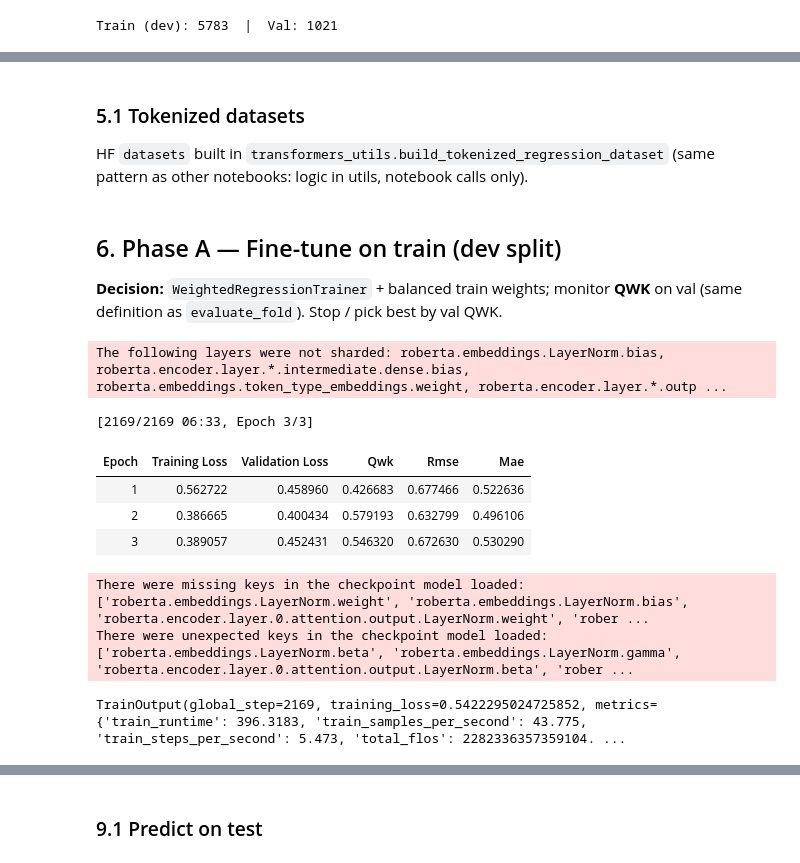
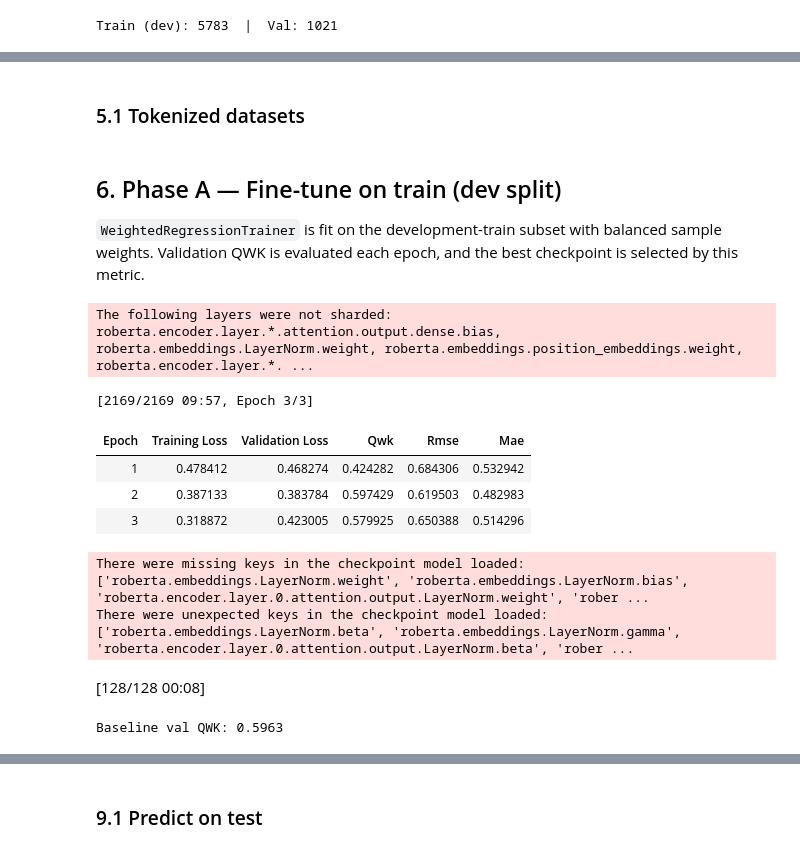
Before and after one commit to Noa-Gilad/Vocabulary-Level-Prediction, a Jupyter notebook: BERT_comparison.ipynb, the cells around one changed output, grey strips where cells are left out. Drawn from its saved outputs; the diff is of its cells as text; code cells hidden in the pictures.

```diff
--- a/BERT_comparison.ipynb
+++ b/BERT_comparison.ipynb
@@ -136,6 +133,6 @@ Loading from `roberta-base`: **MLM head** weights (`lm_head.*`) are unused for s
 # %%
 MODEL_NAME = "roberta-base"
-MAX_LENGTH = 256
+MAX_LENGTH = 512
 
 tokenizer = AutoTokenizer.from_pretrained(MODEL_NAME)
 
@@ -153,7 +143,5 @@ Device: cuda
-# %% [markdown]
-### 5.1 Tokenized datasets
-
-HF ``datasets`` built in ``transformers_utils.build_tokenized_regression_dataset`` (same pattern as other notebooks: logic in utils, notebook calls only).
+# %% [markdown]
+### 5.1 Tokenized datasets
 # %%
 ds_train_dev = build_tokenized_regression_dataset(
     tokenizer, text_tr, y_tr, sample_weight_tr, MAX_LENGTH
@@ -164,7 +152,7 @@ ds_val = build_tokenized_regression_dataset(
 # %% [markdown]
 ## 6. Phase A — Fine-tune on train (dev split)
 
-**Decision:** `WeightedRegressionTrainer` + balanced train weights; monitor **QWK** on val (same definition as `evaluate_fold`). Stop / pick best by val QWK.
+`WeightedRegressionTrainer` is fit on the development-train subset with balanced sample weights. Validation QWK is evaluated each epoch, and the best checkpoint is selected by this metric.
 # %%
 with suppress_hf_loading_report():
     model_dev = AutoModelForSequenceClassification.from_pretrained(
@@ -183,38 +171,42 @@ training_args_dev = TrainingArguments(
     eval_strategy="epoch",
     save_strategy="epoch",
     load_best_model_at_end=True,
     metric_for_best_model="qwk",
     greater_is_better=True,
     save_total_limit=2,
     logging_steps=50,
     seed=RANDOM_STATE,
     fp16=torch.cuda.is_available(),
     report_to="none",
     # Keep labels + sample_weight for WeightedRegressionTrainer collator (default would drop non-forward keys).
     remove_unused_columns=False,
 )
 
 data_collator = build_weighted_regression_data_collator(tokenizer)
 compute_metrics = build_hf_regression_compute_metrics_fn(min_score=0, max_score=5)
 
 trainer_dev = WeightedRegressionTrainer(
     model=model_dev,
     args=training_args_dev,
     train_dataset=ds_train_dev,
     eval_dataset=ds_val,
     processing_class=tokenizer,
     data_collator=data_collator,
     compute_metrics=compute_metrics,
 )
 
 trainer_dev.train()
+baseline_val_metrics = trainer_dev.evaluate(eval_dataset=ds_val)
+baseline_val_qwk = float(baseline_val_metrics["eval_qwk"])
+print(f"Baseline val QWK: {baseline_val_qwk:.4f}")
 # %% [output]
-The following layers were not sharded: roberta.embeddings.LayerNorm.bias, roberta.encoder.layer.*.intermediate.dense.bias, roberta.embeddings.token_type_embeddings.weight, roberta.encoder.layer.*.outp ...
+The following layers were not sharded: roberta.encoder.layer.*.attention.output.dense.bias, roberta.embeddings.LayerNorm.weight, roberta.embeddings.position_embeddings.weight, roberta.encoder.layer.*. ...
-[2169/2169 06:33, Epoch 3/3]
+[2169/2169 09:57, Epoch 3/3]
 | Epoch | Training Loss | Validation Loss | Qwk | Rmse | Mae |
-| 1 | 0.562722 | 0.458960 | 0.426683 | 0.677466 | 0.522636 |
-| 2 | 0.386665 | 0.400434 | 0.579193 | 0.632799 | 0.496106 |
-| 3 | 0.389057 | 0.452431 | 0.546320 | 0.672630 | 0.530290 |
+| 1 | 0.478412 | 0.468274 | 0.424282 | 0.684306 | 0.532942 |
+| 2 | 0.387133 | 0.383784 | 0.597429 | 0.619503 | 0.482983 |
+| 3 | 0.318872 | 0.423005 | 0.579925 | 0.650388 | 0.514296 |
 There were missing keys in the checkpoint model loaded: ['roberta.embeddings.LayerNorm.weight', 'roberta.embeddings.LayerNorm.bias', 'roberta.encoder.layer.0.attention.output.LayerNorm.weight', 'rober ...
 There were unexpected keys in the checkpoint model loaded: ['roberta.embeddings.LayerNorm.beta', 'roberta.embeddings.LayerNorm.gamma', 'roberta.encoder.layer.0.attention.output.LayerNorm.beta', 'rober ...
+[128/128 00:08]
-TrainOutput(global_step=2169, training_loss=0.5422295024725852, metrics={'train_runtime': 396.3183, 'train_samples_per_second': 43.775, 'train_steps_per_second': 5.473, 'total_flos': 2282336357359104. ...
+Baseline val QWK: 0.5963
```
Also changed, not shown: parts of 22 cells of this notebook, 11 other files.
